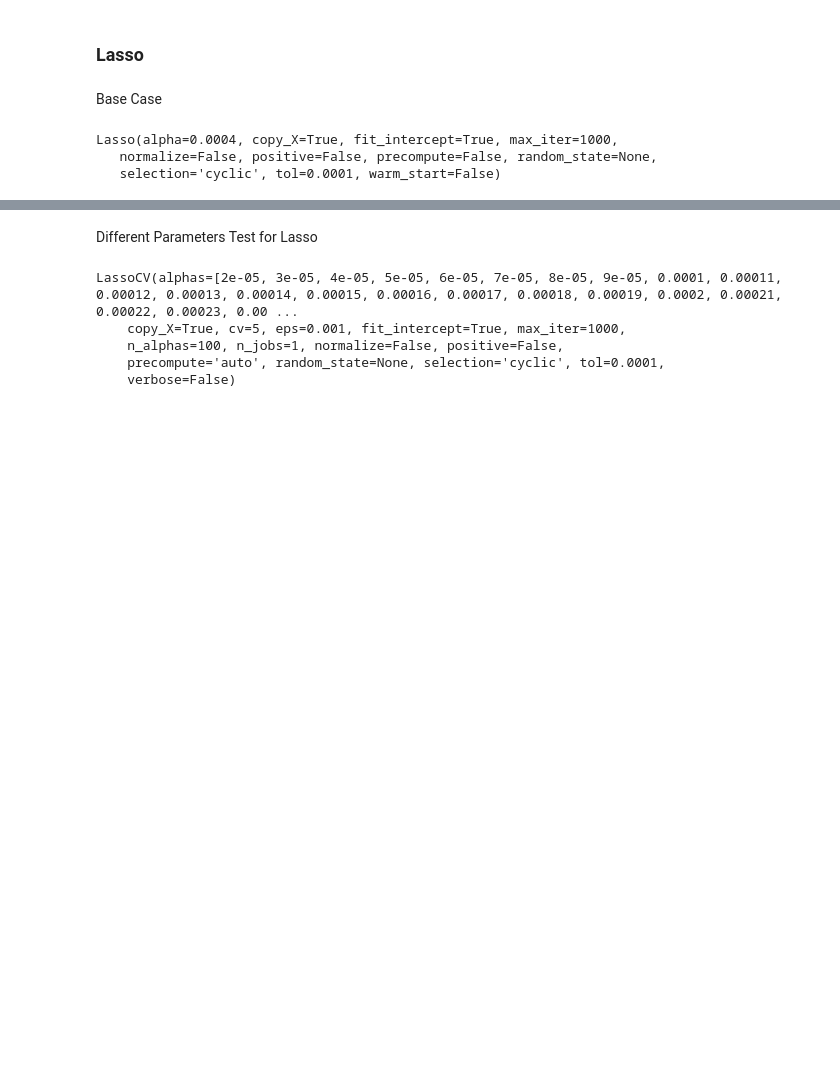
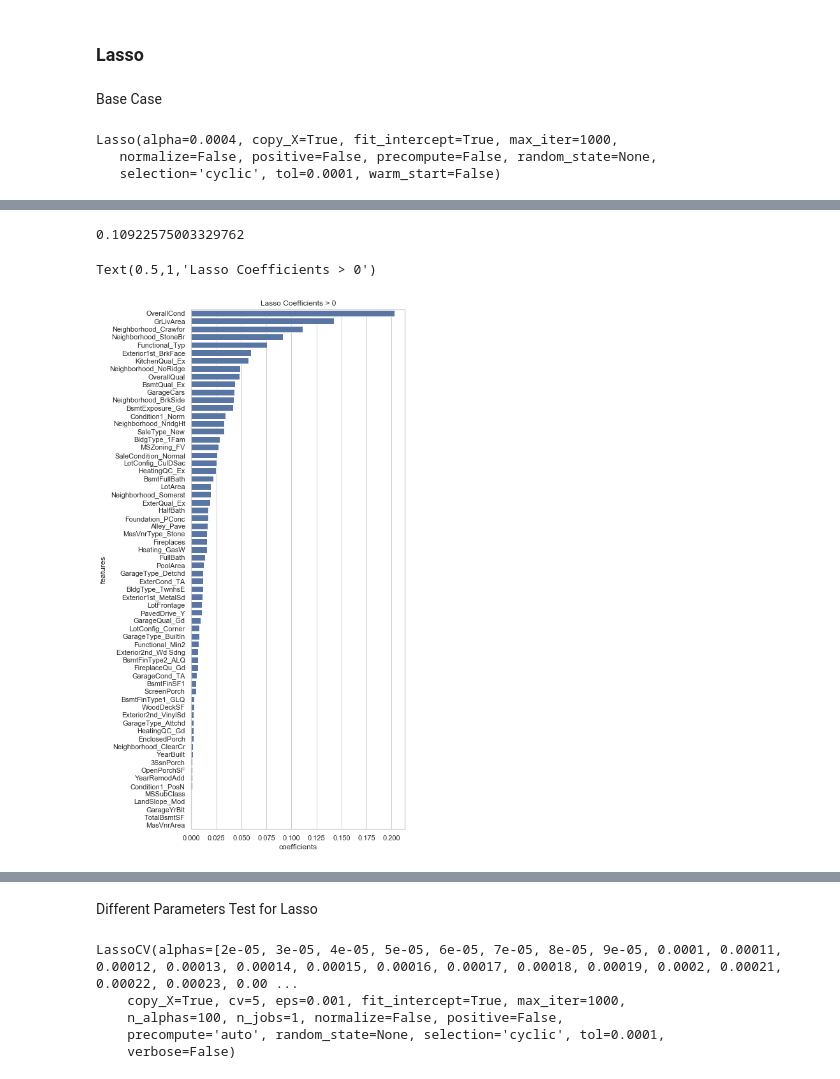
Before and after one commit to tybrs/kaggle-housing-prices, a Jupyter notebook: Ray/XGBoost.ipynb, the cells around one changed output, grey strips where cells are left out. Drawn from its saved outputs; the diff is of its cells as text; code cells hidden in the pictures; blank space fills up the shorter version.

```diff
--- a/Ray/XGBoost.ipynb
+++ b/Ray/XGBoost.ipynb
@@ -324,0 +344,3 @@ predict_tocsv(lasso_prediction)
+# %%
+lasso_coefdf = pd.DataFrame({"features":X.columns, "coefficients":lasso.coef_}).sort_values("coefficients", ascending=False)
+lasso_coefdf.loc[(lasso_coefdf.coefficients != 0)]
@@ -324,0 +365,26 @@ predict_tocsv(lasso_prediction)
+# %%
+#cross validation scores
+
+from sklearn.model_selection import KFold, cross_val_score
+
+n_folds = 5
+
+def rmsle_cv(model):
+    kf = KFold(n_folds, shuffle=True, random_state=42).get_n_splits(train.values)
+    rmse= np.sqrt(-cross_val_score(model, X, y_log, scoring="neg_mean_squared_error", cv = kf))
+    return(rmse)
+
+rmsle_cv(lasso).mean()
+# %% [output]
+0.10922575003329762
+# %%
+#Lasso coefficients > 0
+sns.set(style="whitegrid")
+f, ax = plt.subplots(figsize=(6, 15))
+sns.barplot(x="coefficients", y="features",
+            data=lasso_coefdf.loc[lasso_coefdf.coefficients > 0].sort_values("coefficients", ascending=False),
+            color="b")
+ax.set_title("Lasso Coefficients > 0")
+# %% [output]
+Text(0.5,1,'Lasso Coefficients > 0')
+[figure, added]
```
Also changed, not shown: parts of 7 cells of this notebook, 5 other files.
